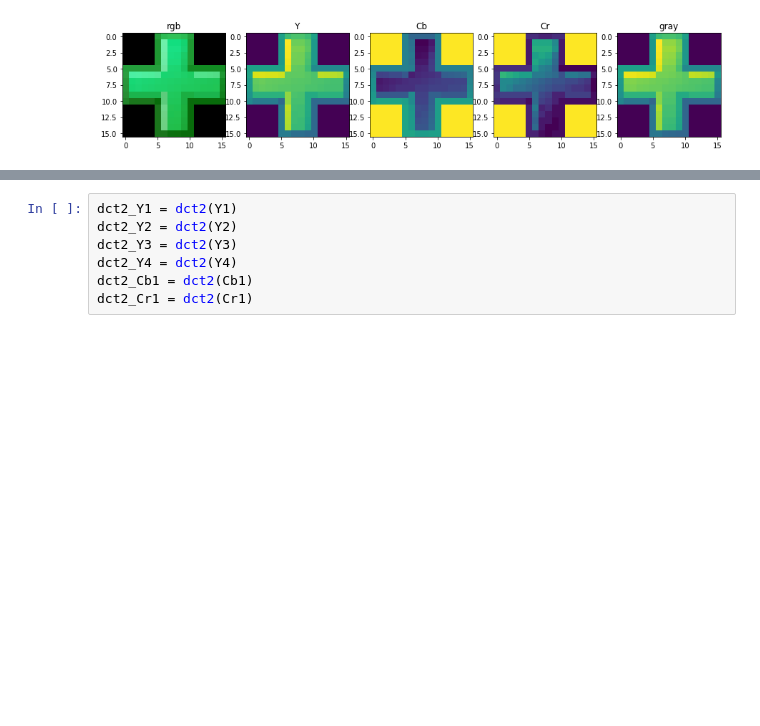
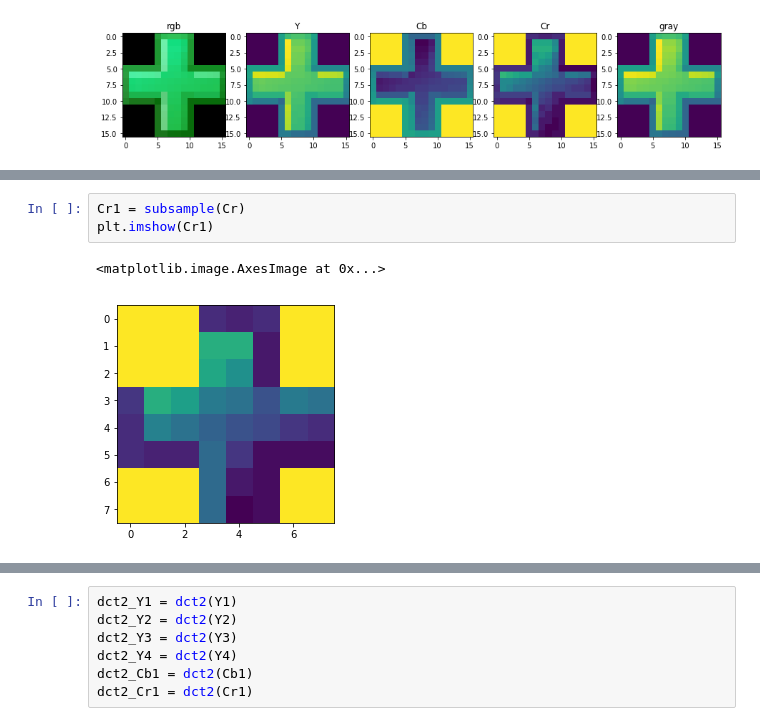
Before and after one commit to markshibu/Video-Encoder-Decoder, a Jupyter notebook: markshi/forked.ipynb, the cells around one changed output, grey strips where cells are left out. Drawn from its saved outputs; the diff is of its cells as text; blank space fills up the shorter version.

```diff
--- a/markshi/forked.ipynb
+++ b/markshi/forked.ipynb
@@ -142,3 +124,9 @@ Cr1 = Cr[:8,:8]
+# %%
+Cr1 = subsample(Cr)
+plt.imshow(Cr1)
+# %% [output]
+<matplotlib.image.AxesImage at 0x...>
+[figure, added]
 # %%
 plt.subplot(241)
 plt.title('Y1')
```
Also changed, not shown: parts of 8 cells of this notebook.
